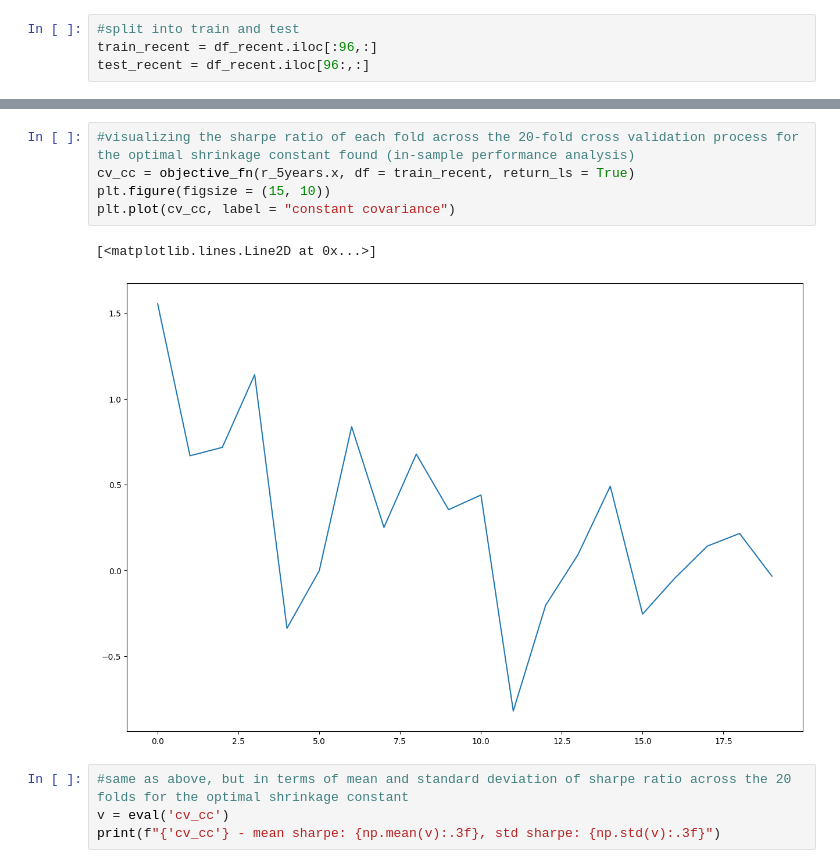
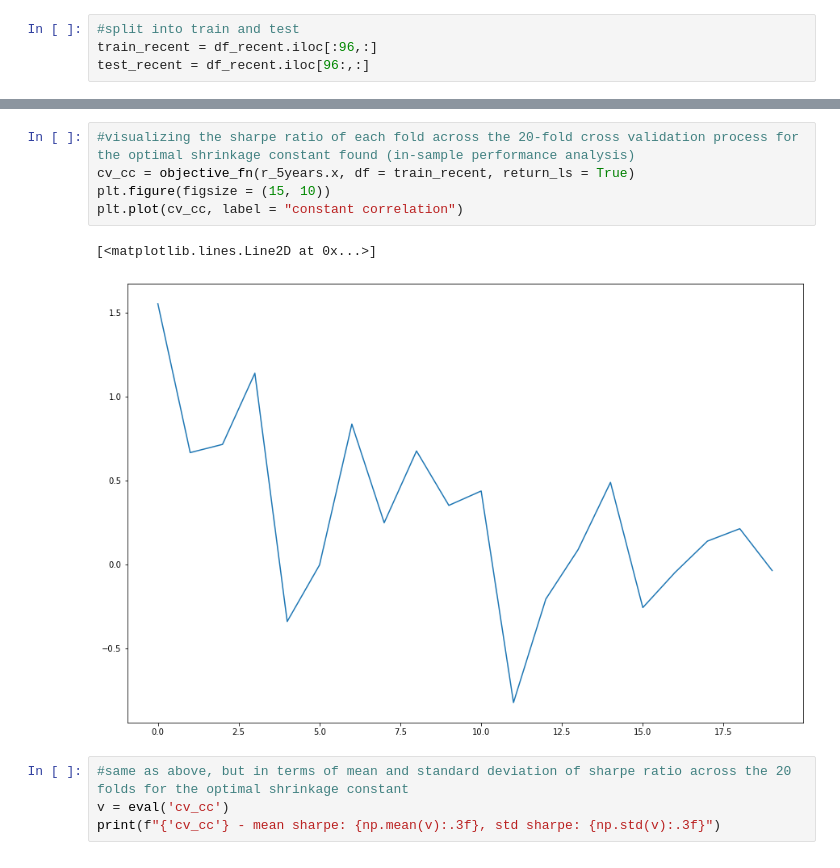
Before and after one commit to legendarycy/DBA3713_G10, a Jupyter notebook: Group Project.ipynb, the cells around one changed output, grey strips where cells are left out. Drawn from its saved outputs; the diff is of its cells as text.

```diff
--- a/Group Project.ipynb
+++ b/Group Project.ipynb
@@ -845,11 +845,11 @@ r_5years.x[0]
 # %%
 #visualizing the sharpe ratio of each fold across the 20-fold cross validation process for the optimal shrinkage constant found (in-sample performance analysis)
 cv_cc = objective_fn(r_5years.x, df = train_recent, return_ls = True)
 plt.figure(figsize = (15, 10))
-plt.plot(cv_cc, label = "constant covariance")
+plt.plot(cv_cc, label = "constant correlation")
 # %% [output]
 [<matplotlib.lines.Line2D at 0x...>]
-[figure, old version]
+[figure, new version]
 # %%
 #same as above, but in terms of mean and standard deviation of sharpe ratio across the 20 folds for the optimal shrinkage constant
 v = eval('cv_cc')
```
Also changed, not shown: parts of 29 cells of this notebook.
